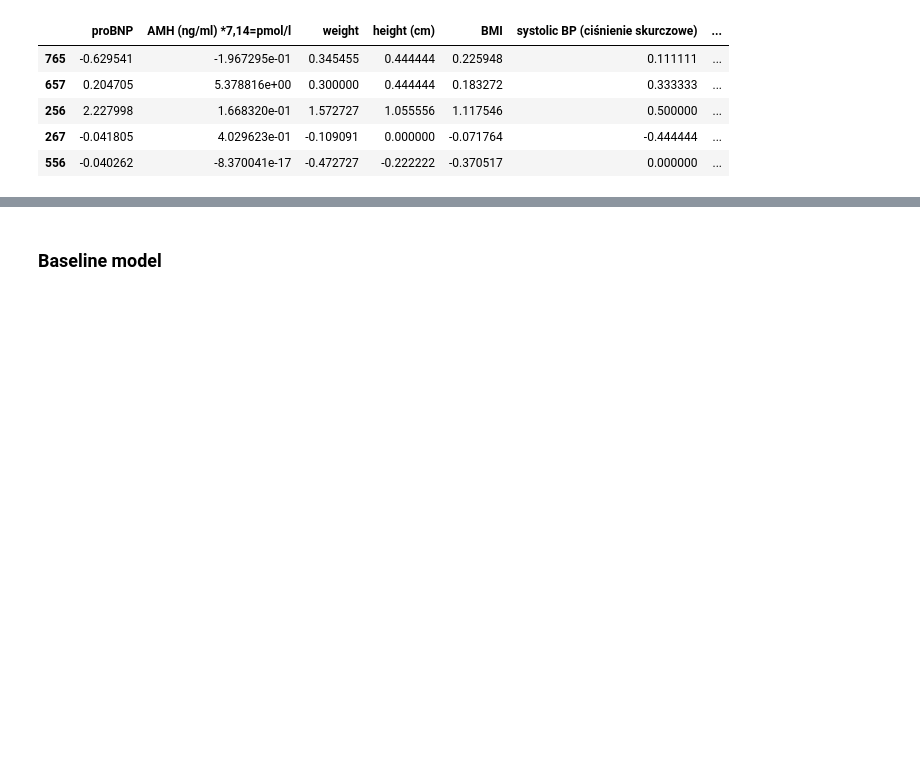
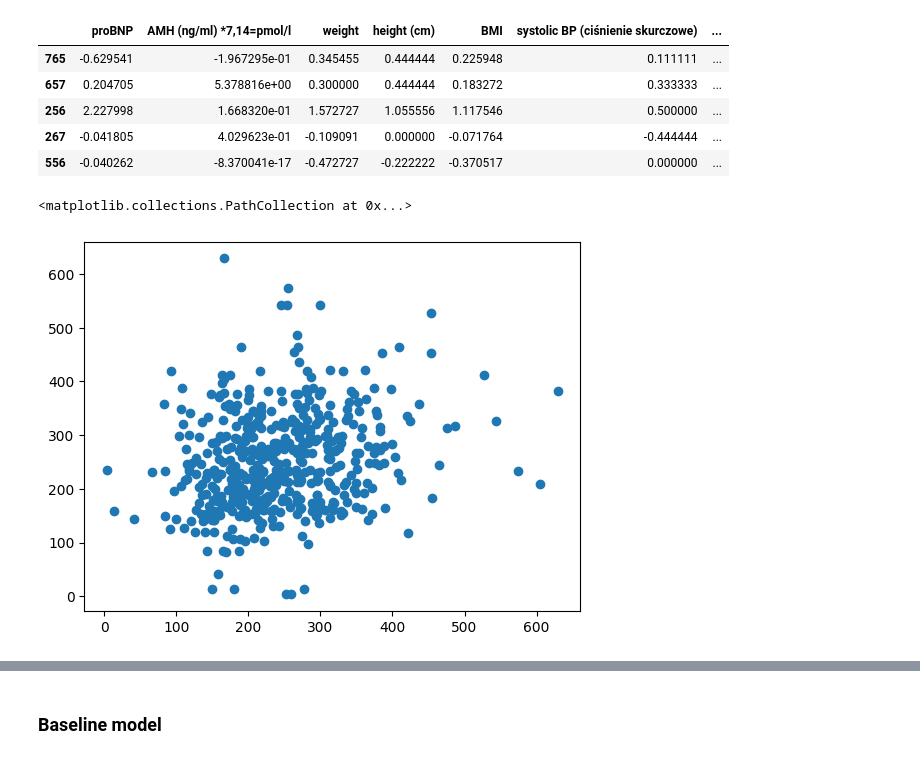
Before and after one commit to Karina-00/Master_project, a Jupyter notebook: training_models.ipynb, the cells around one changed output, grey strips where cells are left out. Saved outputs shown, nothing was run; the diff lists cells and outputs as text; code cells hidden in the pictures; blank space fills up the shorter version.

```diff
--- a/training_models.ipynb
+++ b/training_models.ipynb
@@ -476,3 +477,10 @@ X_train_encoded.head(5)
 | 256 | 2.227998 | 1.668320e-01 | 1.572727 | 1.055556 | 1.117546 | 0.500000 | ... |
 | 267 | -0.041805 | 4.029623e-01 | -0.109091 | 0.000000 | -0.071764 | -0.444444 | ... |
 | 556 | -0.040262 | -8.370041e-17 | -0.472727 | -0.222222 | -0.370517 | 0.000000 | ... |
+# %%
+model = DecisionTreeRegressor(max_depth=20, random_state=42)
+y_train_pred = cross_val_predict(model, X_train_encoded, y_train, cv=5)
+plt.scatter(y_train, y_train_pred)
+# %% [output]
+<matplotlib.collections.PathCollection at 0x...>
+[figure, added]
```
Also changed, not shown: parts of 23 cells of this notebook, 12 other files.
